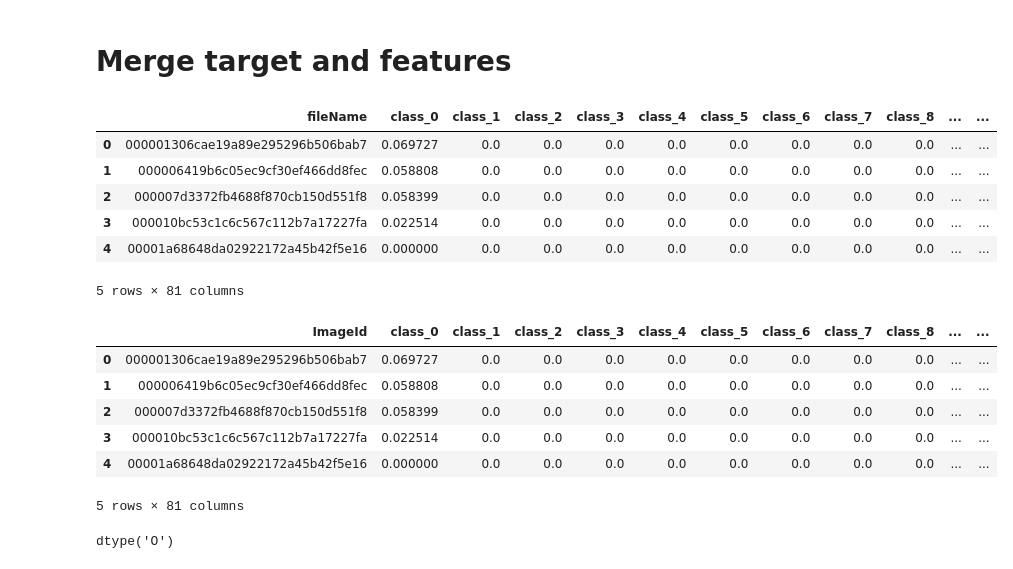
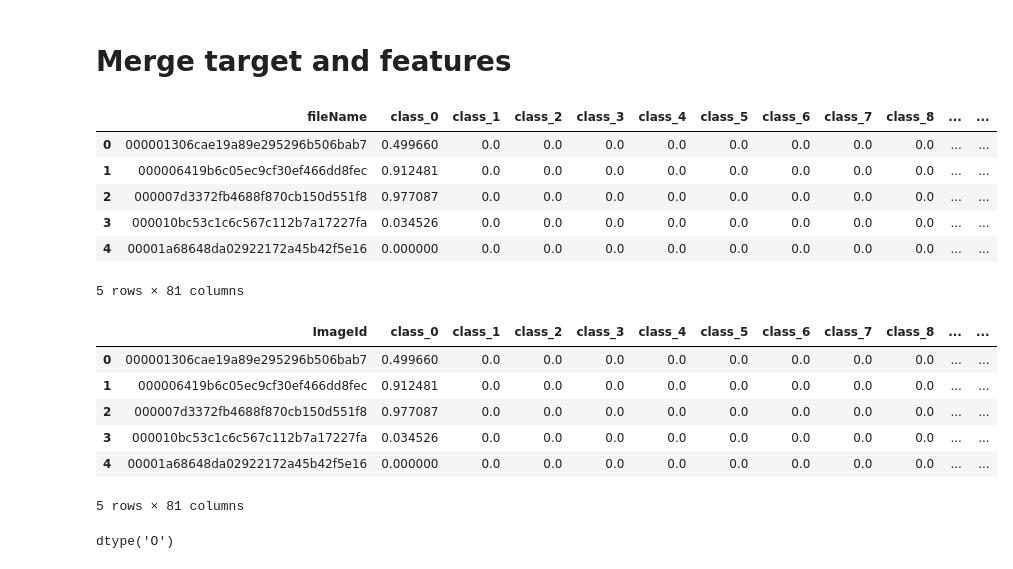
Before and after one commit to Adeykin/SNAHackathon, a Jupyter notebook: Convert features.ipynb, the cells around one changed output. Saved outputs shown, nothing was run; the diff lists cells and outputs as text; code cells hidden in the pictures.

```diff
--- a/Convert features.ipynb
+++ b/Convert features.ipynb
@@ -129,25 +148,25 @@ aggr.to_pickle('trainTargetDF.pkl')
 # %% [markdown]
 # Merge target and features
 # %%
-df = pd.read_pickle('trainDF.pkl')
+df = pd.read_pickle('trainDF_fixed.pkl')
 df.head()
 # %% [output]
 |  | fileName | class_0 | class_1 | class_2 | class_3 | class_4 | class_5 | class_6 | class_7 | class_8 | ... | ... |
-| 0 | 000001306cae19a89e295296b506bab7 | 0.069727 | 0.0 | 0.0 | 0.0 | 0.0 | 0.0 | 0.0 | 0.0 | 0.0 | ... | ... |
-| 1 | 000006419b6c05ec9cf30ef466dd8fec | 0.058808 | 0.0 | 0.0 | 0.0 | 0.0 | 0.0 | 0.0 | 0.0 | 0.0 | ... | ... |
-| 2 | 000007d3372fb4688f870cb150d551f8 | 0.058399 | 0.0 | 0.0 | 0.0 | 0.0 | 0.0 | 0.0 | 0.0 | 0.0 | ... | ... |
-| 3 | 000010bc53c1c6c567c112b7a17227fa | 0.022514 | 0.0 | 0.0 | 0.0 | 0.0 | 0.0 | 0.0 | 0.0 | 0.0 | ... | ... |
+| 0 | 000001306cae19a89e295296b506bab7 | 0.499660 | 0.0 | 0.0 | 0.0 | 0.0 | 0.0 | 0.0 | 0.0 | 0.0 | ... | ... |
+| 1 | 000006419b6c05ec9cf30ef466dd8fec | 0.912481 | 0.0 | 0.0 | 0.0 | 0.0 | 0.0 | 0.0 | 0.0 | 0.0 | ... | ... |
+| 2 | 000007d3372fb4688f870cb150d551f8 | 0.977087 | 0.0 | 0.0 | 0.0 | 0.0 | 0.0 | 0.0 | 0.0 | 0.0 | ... | ... |
+| 3 | 000010bc53c1c6c567c112b7a17227fa | 0.034526 | 0.0 | 0.0 | 0.0 | 0.0 | 0.0 | 0.0 | 0.0 | 0.0 | ... | ... |
 | 4 | 00001a68648da02922172a45b42f5e16 | 0.000000 | 0.0 | 0.0 | 0.0 | 0.0 | 0.0 | 0.0 | 0.0 | 0.0 | ... | ... |
 5 rows × 81 columns
 # %%
-#df = df.rename( {'fileName': 'ImageId'},  axis='columns')
+df = df.rename( {'fileName': 'ImageId'},  axis='columns')
 df.head()
 # %% [output]
 |  | ImageId | class_0 | class_1 | class_2 | class_3 | class_4 | class_5 | class_6 | class_7 | class_8 | ... | ... |
-| 0 | 000001306cae19a89e295296b506bab7 | 0.069727 | 0.0 | 0.0 | 0.0 | 0.0 | 0.0 | 0.0 | 0.0 | 0.0 | ... | ... |
-| 1 | 000006419b6c05ec9cf30ef466dd8fec | 0.058808 | 0.0 | 0.0 | 0.0 | 0.0 | 0.0 | 0.0 | 0.0 | 0.0 | ... | ... |
-| 2 | 000007d3372fb4688f870cb150d551f8 | 0.058399 | 0.0 | 0.0 | 0.0 | 0.0 | 0.0 | 0.0 | 0.0 | 0.0 | ... | ... |
-| 3 | 000010bc53c1c6c567c112b7a17227fa | 0.022514 | 0.0 | 0.0 | 0.0 | 0.0 | 0.0 | 0.0 | 0.0 | 0.0 | ... | ... |
+| 0 | 000001306cae19a89e295296b506bab7 | 0.499660 | 0.0 | 0.0 | 0.0 | 0.0 | 0.0 | 0.0 | 0.0 | 0.0 | ... | ... |
+| 1 | 000006419b6c05ec9cf30ef466dd8fec | 0.912481 | 0.0 | 0.0 | 0.0 | 0.0 | 0.0 | 0.0 | 0.0 | 0.0 | ... | ... |
+| 2 | 000007d3372fb4688f870cb150d551f8 | 0.977087 | 0.0 | 0.0 | 0.0 | 0.0 | 0.0 | 0.0 | 0.0 | 0.0 | ... | ... |
+| 3 | 000010bc53c1c6c567c112b7a17227fa | 0.034526 | 0.0 | 0.0 | 0.0 | 0.0 | 0.0 | 0.0 | 0.0 | 0.0 | ... | ... |
 | 4 | 00001a68648da02922172a45b42f5e16 | 0.000000 | 0.0 | 0.0 | 0.0 | 0.0 | 0.0 | 0.0 | 0.0 | 0.0 | ... | ... |
 5 rows × 81 columns
 # %%
```
Also changed, not shown: parts of 21 cells of this notebook, 1 other file.
